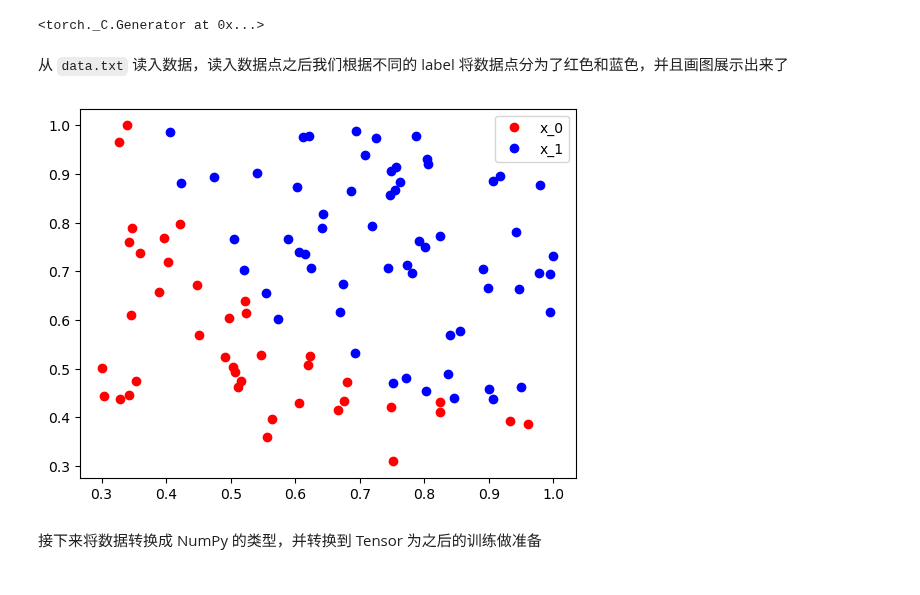
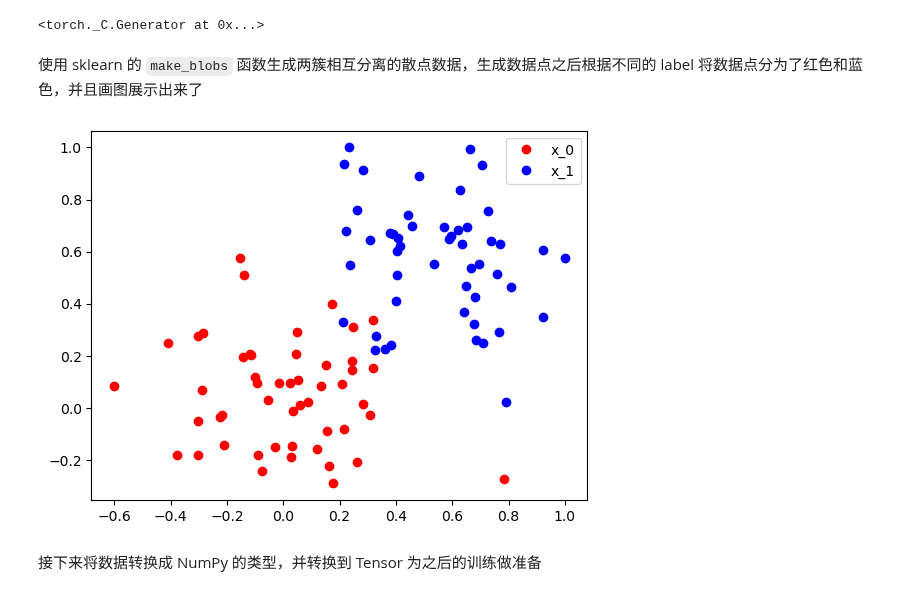
Before and after one commit to bushuhui/machinelearning_notebook, a Jupyter notebook: 6_pytorch/4-logistic-regression.ipynb, the cells around one changed output. Cells and saved outputs as stored; diff of their text form; code cells hidden in the pictures.

```diff
--- a/6_pytorch/4-logistic-regression.ipynb
+++ b/6_pytorch/4-logistic-regression.ipynb
@@ -61,33 +61,41 @@ import matplotlib.pyplot as plt
 torch.manual_seed(2021)
 # %% [output]
 <torch._C.Generator at 0x...>
-# %% [markdown]
-从 `data.txt` 读入数据，读入数据点之后我们根据不同的 label 将数据点分为了红色和蓝色，并且画图展示出来了
+# %% [markdown]
+使用 sklearn 的 `make_blobs` 函数生成两簇相互分离的散点数据，生成数据点之后根据不同的 label 将数据点分为了红色和蓝色，并且画图展示出来了
 # %%
-# 从 data.txt 中读入点
-with open('./data.txt', 'r') as f:
-    data_list = [i.split('\n')[0].split(',') for i in f.readlines()]
-    data = [(float(i[0]), float(i[1]), float(i[2])) for i in data_list]
+# 使用 sklearn 生成两簇相互分离的散点
+from sklearn.datasets import make_blobs
+
+# 生成100个样本,2个特征,2个簇
+centers = [(0, 0), (5, 5)]
+
+X, y = make_blobs(n_samples=100, n_features=2,
+                  cluster_std=2.0, centers=centers,
+                  random_state=2021)
+
+# 将数据组合成原来的格式 (x0, x1, label)
+data = [(X[i, 0], X[i, 1], float(y[i])) for i in range(len(y))]
 
 # 标准化
-x0_max = max([i[0] for i in data])
-x1_max = max([i[1] for i in data])
+x0_max = max([abs(i[0]) for i in data])
+x1_max = max([abs(i[1]) for i in data])
 data = [(i[0]/x0_max, i[1]/x1_max, i[2]) for i in data]
 
 x0 = list(filter(lambda x: x[-1] == 0.0, data)) # 选择第一类的点
 x1 = list(filter(lambda x: x[-1] == 1.0, data)) # 选择第二类的点
 
 plot_x0 = [i[0] for i in x0]
 plot_y0 = [i[1] for i in x0]
 plot_x1 = [i[0] for i in x1]
 plot_y1 = [i[1] for i in x1]
 
 plt.plot(plot_x0, plot_y0, 'ro', label='x_0')
 plt.plot(plot_x1, plot_y1, 'bo', label='x_1')
 plt.legend(loc='best')
 plt.show()
 # %% [output]
-[figure, old version]
+[figure, new version]
 # %% [markdown]
 接下来将数据转换成 NumPy 的类型，并转换到 Tensor 为之后的训练做准备
 # %%
```
Also changed, not shown: parts of 9 cells of this notebook, 3 other files.
